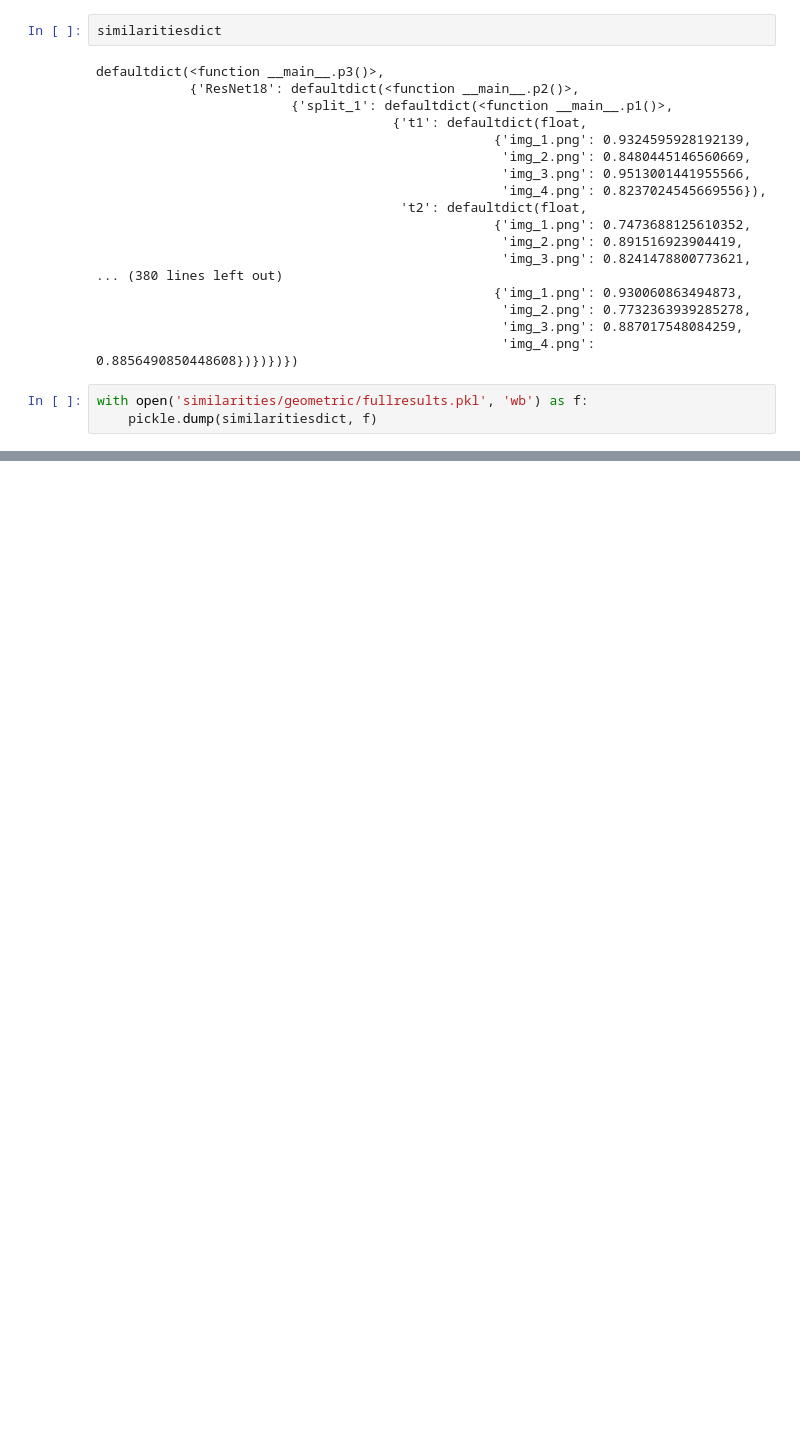
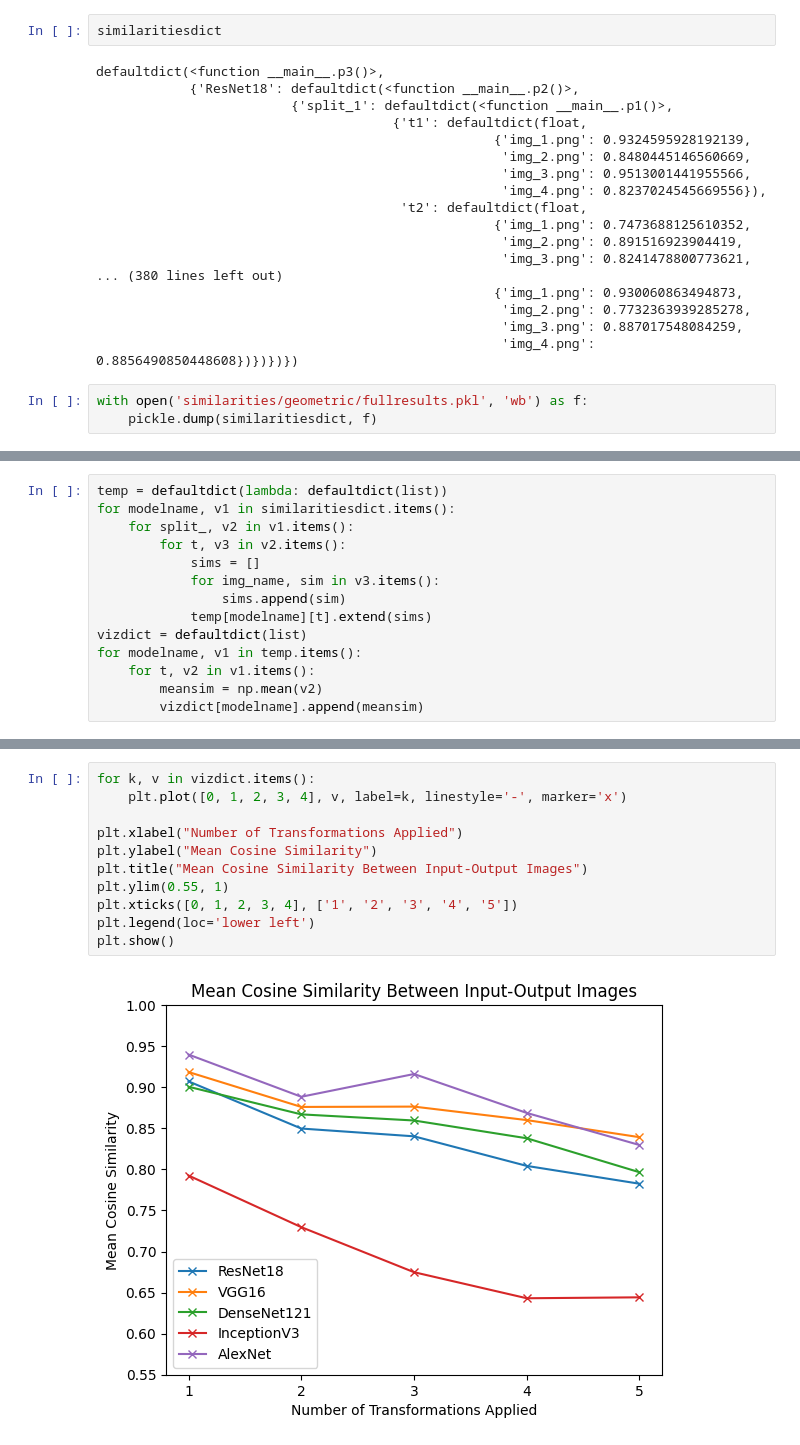
Before and after one commit to afxwong/CNNTransformationalSimilarity, a Jupyter notebook: geometric_stimuli.ipynb, the cells around one changed output, grey strips where cells are left out. Saved outputs shown, nothing was run; the diff lists cells and outputs as text; blank space fills up the shorter version.

Commit message:
visuals for geometric experiment

```diff
--- a/geometric_stimuli.ipynb
+++ b/geometric_stimuli.ipynb
@@ -232,0 +208,14 @@ with open('similarities/geometric/fullresults.pkl', 'wb') as f:
+# %%
+temp = defaultdict(lambda: defaultdict(list))
+for modelname, v1 in similaritiesdict.items():
+    for split_, v2 in v1.items():
+        for t, v3 in v2.items():
+            sims = []
+            for img_name, sim in v3.items():
+                sims.append(sim)
+            temp[modelname][t].extend(sims)
+vizdict = defaultdict(list)
+for modelname, v1 in temp.items():
+    for t, v2 in v1.items():
+        meansim = np.mean(v2)
+        vizdict[modelname].append(meansim)
@@ -232,0 +242,13 @@ with open('similarities/geometric/fullresults.pkl', 'wb') as f:
+# %%
+for k, v in vizdict.items():
+    plt.plot([0, 1, 2, 3, 4], v, label=k, linestyle='-', marker='x')
+
+plt.xlabel("Number of Transformations Applied")
+plt.ylabel("Mean Cosine Similarity")
+plt.title("Mean Cosine Similarity Between Input-Output Images")
+plt.ylim(0.55, 1)
+plt.xticks([0, 1, 2, 3, 4], ['1', '2', '3', '4', '5'])
+plt.legend(loc='lower left')
+plt.show()
+# %% [output]
+[figure, added]
```
Also changed, not shown: parts of 6 cells of this notebook.
